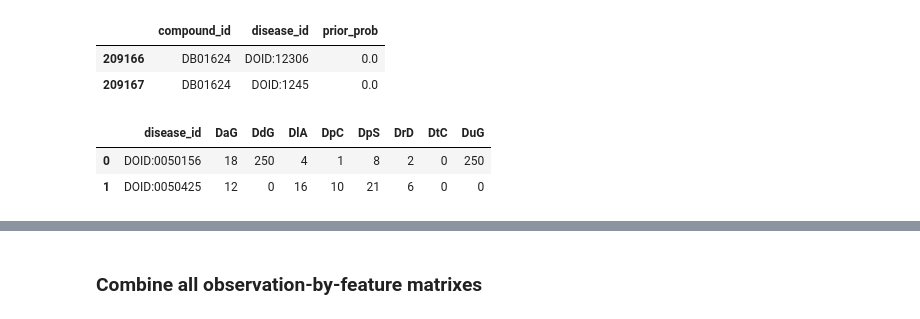
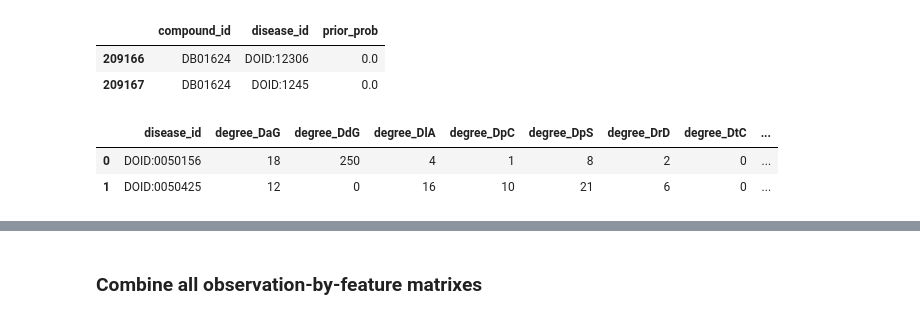
Before and after one commit to dhimmel/learn, a Jupyter notebook: prediction/3-matrixfy.ipynb, the cells around one changed output, grey strips where cells are left out. Drawn from its saved outputs; the diff is of its cells as text; code cells hidden in the pictures.

```diff
--- a/prediction/3-matrixfy.ipynb
+++ b/prediction/3-matrixfy.ipynb
@@ -23,12 +25,16 @@ prior_df.tail(2)
 # %%
 # Read degree features
 compound_degree_df = pandas.read_table('../all-features/data/matrix/compound_degree.tsv')
 disease_degree_df = pandas.read_table('../all-features/data/matrix/disease_degree.tsv')
+
+for df in compound_degree_df, disease_degree_df:
+    df.rename(columns={k: 'degree_' + k for k in df.columns[1:]}, inplace=True)
+
 disease_degree_df.head(2)
 # %% [output]
-|  | disease_id | DaG | DdG | DlA | DpC | DpS | DrD | DtC | DuG |
-| 0 | DOID:0050156 | 18 | 250 | 4 | 1 | 8 | 2 | 0 | 250 |
-| 1 | DOID:0050425 | 12 | 0 | 16 | 10 | 21 | 6 | 0 | 0 |
+|  | disease_id | degree_DaG | degree_DdG | degree_DlA | degree_DpC | degree_DpS | degree_DrD | degree_DtC | ... |
+| 0 | DOID:0050156 | 18 | 250 | 4 | 1 | 8 | 2 | 0 | ... |
+| 1 | DOID:0050425 | 12 | 0 | 16 | 10 | 21 | 6 | 0 | ... |
 # %%
 # Read DWPCs
 dwpc_df = pandas.read_table('features/dwpc.tsv.bz2')
```
Also changed, not shown: parts of 7 cells of this notebook, 9 other files.
